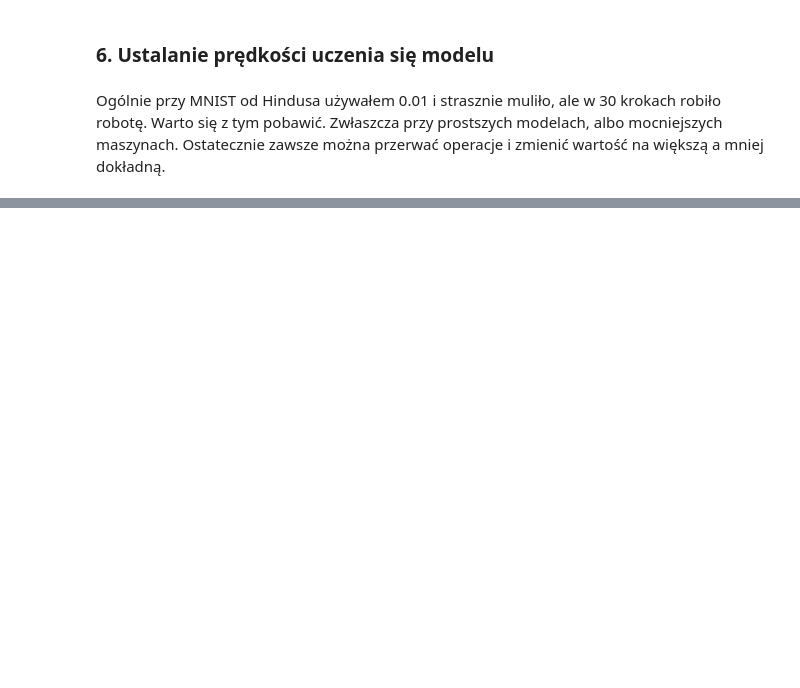
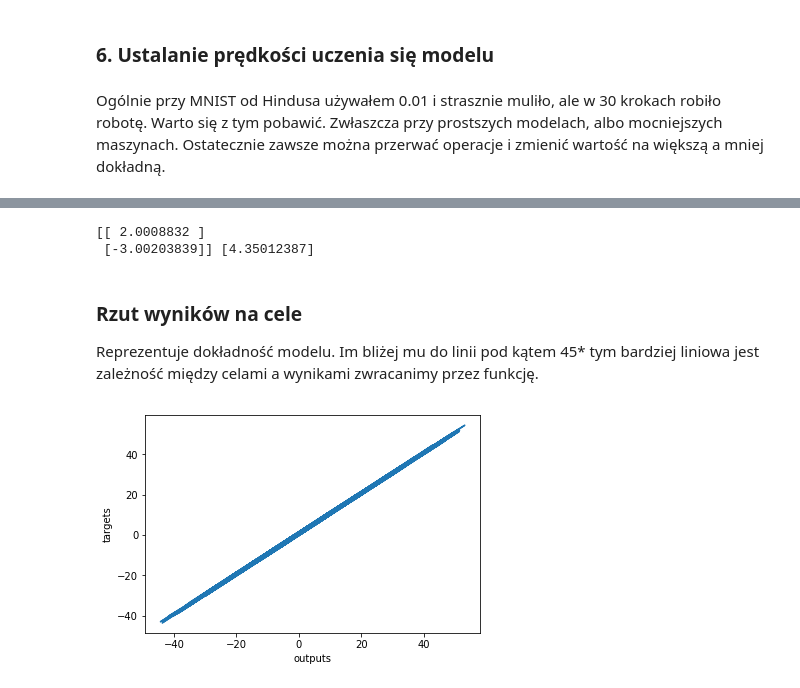
Before and after one commit to Bahusson/ai, a Jupyter notebook: Course_pract_1.ipynb, the cells around one changed output, grey strips where cells are left out. Saved outputs shown, nothing was run; the diff lists cells and outputs as text; code cells hidden in the pictures; blank space fills up the shorter version.

Commit message:
Finisz funkcji liniowej
Ok. To mniej- więcej wiem o co tu chodzi. Czas się wziąć za coś
bliższego docelowemu zadaniu. Tj. za TF i TB.

```diff
--- a/Course_pract_1.ipynb
+++ b/Course_pract_1.ipynb
@@ -17,7 +17,7 @@ r_v = 10             # Tu ustawiasz sobie poziom szumu w bazie przypadków losow
 v_t = 1              # Tu zmieniasz wartość szumu w danych treningowych.
 v_a = 1              # Podstawiasz tu liczbę zmiennych.
 rng = 5              # Zakres działania animacji. Jeśli chcesz zobaczyć pełną animację wpisz dużą liczbę np. 200-300.
-l_r = 0.03           # Prędkość nauki modelu.
+l_r = 0.02           # Prędkość nauki modelu.
 # %% [markdown]
 ### 2. Generowanie losowych danych do podstawienia do modelu.
 # %%
@@ -202,0 +203,23 @@ for i in range (100):
+# %%
+# Zwracamy wagi i obciążenia, żebyśmy mogli zobaczyć na ile otrzymaliśmy to co chcieliśmy.
+# Gdy deklarowaliśmy cele, wiedzieliśmy, że wagi powinny mieć odpowiednio 2 i -3 a obciążenie 5.
+print (weights, biases)
+
+# Może być tak, że funkcja nie osiągnąła jeszcze minimum i potrzeba jej więcej iteracji.
+# %% [output]
+[[ 2.0008832 ]
+ [-3.00203839]] [4.35012387]
+# %% [markdown]
+### Rzut wyników na cele
+
+Reprezentuje dokładność modelu. Im bliżej mu do linii pod kątem 45* tym bardziej liniowa jest zależność
+między celami a wynikami zwracanimy przez funkcję.
+# %%
+# Zwracamy ujścia i cele aby zobaczyć czy jest między nimi liniowa zależność.
+# Nie jest to konieczne, a potem nawet nie będzie możliwe do wykonania.
+plt.plot(outputs,targets)
+plt.xlabel('outputs')
+plt.ylabel('targets')
+plt.show()
+# %% [output]
+[figure, added]
```
Also changed, not shown: parts of 4 cells of this notebook.
